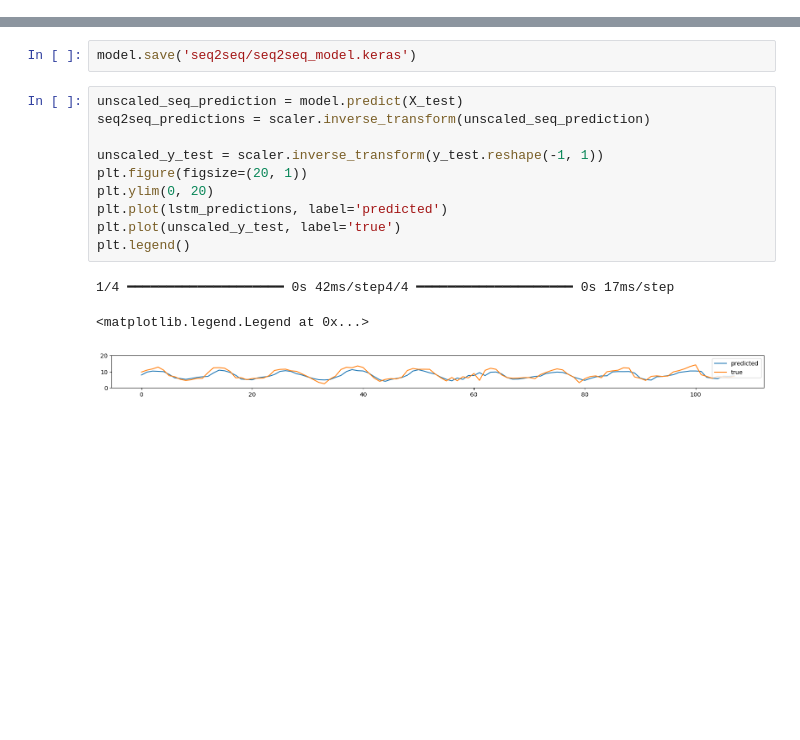
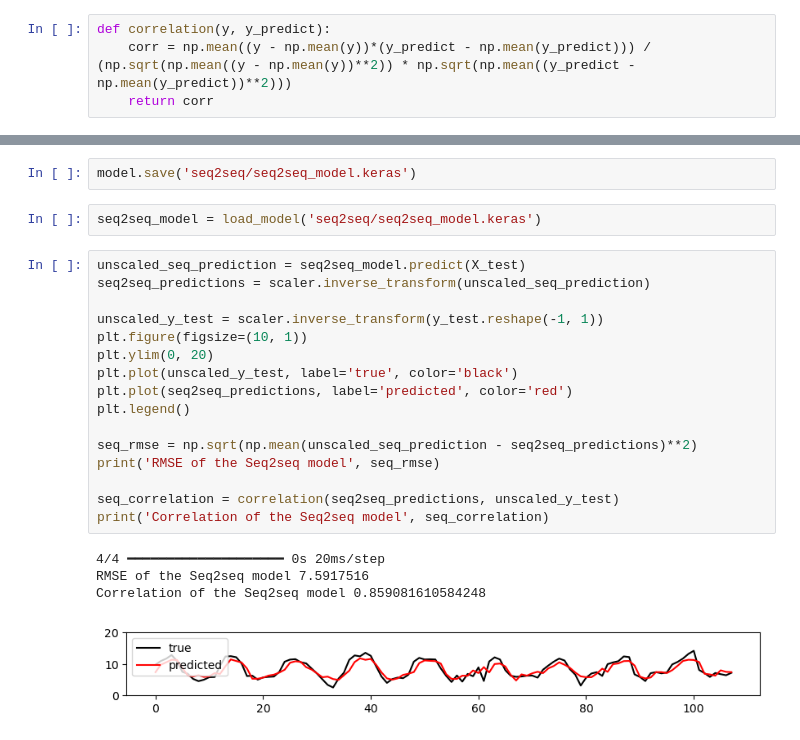
Before and after one commit to boalong/mva-series-temp-projet, a Jupyter notebook: models.ipynb, the cells around one changed output, grey strips where cells are left out. Drawn from its saved outputs; the diff is of its cells as text; blank space fills up the shorter version.

```diff
--- a/models.ipynb
+++ b/models.ipynb
@@ -127,6 +127,10 @@ plt.plot(df_siberia_interpolated['datetime'][(df_siberia_interpolated['datetime'
 # %% [output]
 [<matplotlib.lines.Line2D at 0x...>]
 [figure]
+# %%
+def correlation(y, y_predict):
+    corr = np.mean((y - np.mean(y))*(y_predict - np.mean(y_predict))) / (np.sqrt(np.mean((y - np.mean(y))**2)) * np.sqrt(np.mean((y_predict - np.mean(y_predict))**2)))
+    return corr
 # %%
 plt.figure(figsize=(10, 1))
 plt.plot(df_siberia_interpolated['datetime'][(df_siberia_interpolated['datetime'] >= '2005-02-26') & (df_siberia_interpolated['datetime'] < '2005-03-05')] , df_siberia_interpolated['tec'][(df_siberia_interpolated['datetime'] >= '2005-02-26') & (df_siberia_interpolated['datetime'] < '2005-03-05')] )
@@ -551,16 +557,25 @@ Epoch 403/1500
 # %%
 model.save('seq2seq/seq2seq_model.keras')
+# %%
+seq2seq_model = load_model('seq2seq/seq2seq_model.keras')
 # %%
-unscaled_seq_prediction = model.predict(X_test)
+unscaled_seq_prediction = seq2seq_model.predict(X_test)
 seq2seq_predictions = scaler.inverse_transform(unscaled_seq_prediction)
 
 unscaled_y_test = scaler.inverse_transform(y_test.reshape(-1, 1))
-plt.figure(figsize=(20, 1))
+plt.figure(figsize=(10, 1))
 plt.ylim(0, 20)
-plt.plot(lstm_predictions, label='predicted')
-plt.plot(unscaled_y_test, label='true')
+plt.plot(unscaled_y_test, label='true', color='black')
+plt.plot(seq2seq_predictions, label='predicted', color='red')
 plt.legend()
+
+seq_rmse = np.sqrt(np.mean(unscaled_seq_prediction - seq2seq_predictions)**2)
+print('RMSE of the Seq2seq model', seq_rmse)
+
+seq_correlation = correlation(seq2seq_predictions, unscaled_y_test)
+print('Correlation of the Seq2seq model', seq_correlation)
 # %% [output]
-1/4 ━━━━━━━━━━━━━━━━━━━━ 0s 42ms/step4/4 ━━━━━━━━━━━━━━━━━━━━ 0s 17ms/step
+4/4 ━━━━━━━━━━━━━━━━━━━━ 0s 20ms/step
+RMSE of the Seq2seq model 7.5917516
+Correlation of the Seq2seq model 0.859081610584248
-<matplotlib.legend.Legend at 0x...>
-[figure, old version]
+[figure, new version]
```
Also changed, not shown: parts of 5 cells of this notebook.
